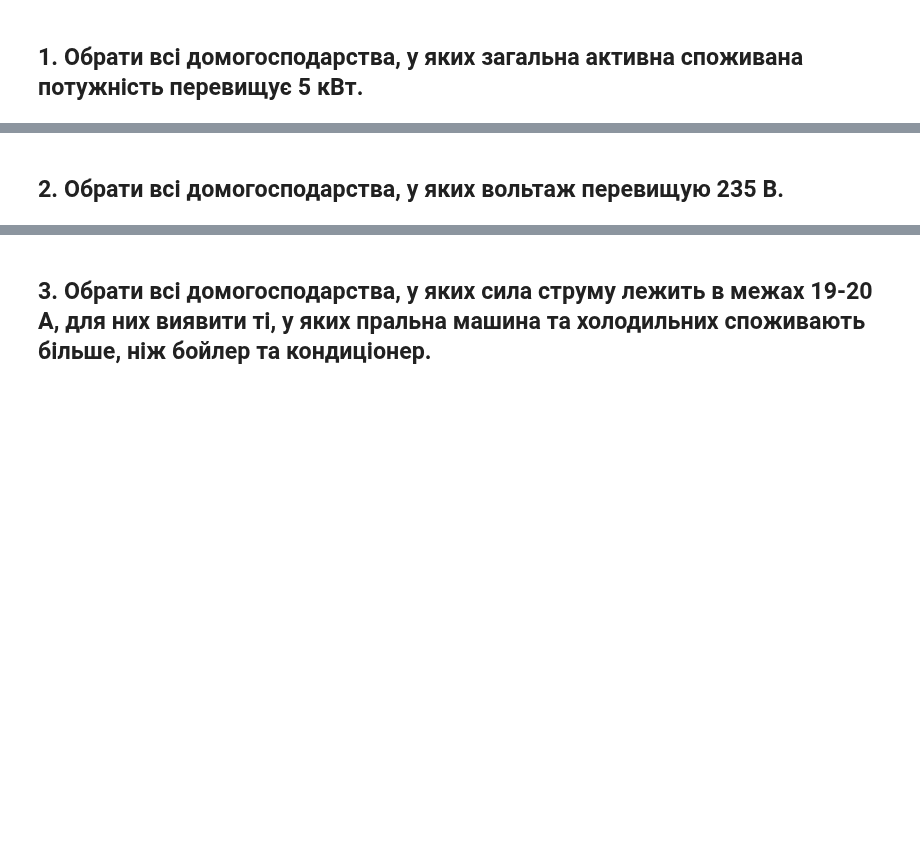
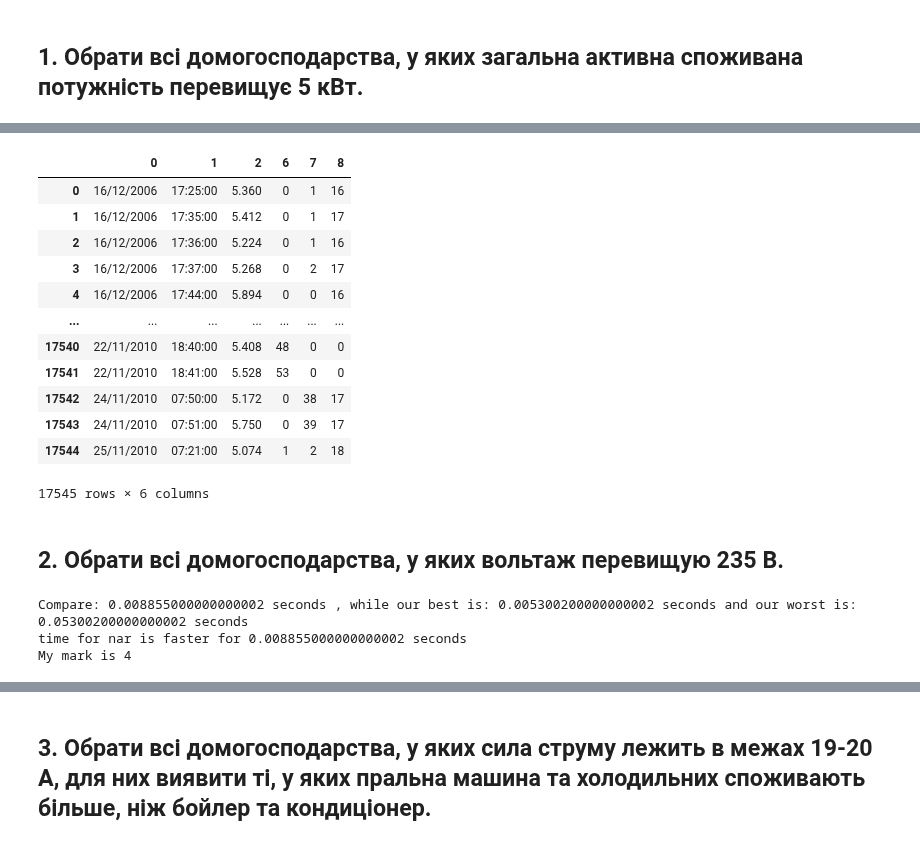
Before and after one commit to KlymentievMaksym/AD-labs, a Jupyter notebook: Lab3/Lab3.ipynb, the cells around one changed output, grey strips where cells are left out. Drawn from its saved outputs; the diff is of its cells as text; code cells hidden in the pictures; blank space fills up the shorter version.

Commit message:
Update Lab3.ipynb
First task full complete?

```diff
--- a/Lab3/Lab3.ipynb
+++ b/Lab3/Lab3.ipynb
@@ -89,10 +134,20 @@ end_time(time)
 # %% [markdown]
 ## 1. Обрати всі домогосподарства, у яких загальна активна споживана потужність перевищує 5 кВт.
 # %%
-start_time = datetime.datetime.now()
+list_for_df_time = []
+list_for_ar_time = []
 
-df_first = df[df["Global_active_power"]>5][["Date", "Time", 'Global_active_power', 'Sub_metering_1', 'Sub_metering_2', 'Sub_metering_3']]
+for _ in range(100):
+    time = start_time()
 
-end_time = datetime.datetime.now()
-execution_time = end_time - start_time
-print(f"{execution_time.total_seconds() * 1000} miliseconds or {execution_time.total_seconds()} seconds")
+    df_first = df[df["Global_active_power"]>5][["Date", "Time", 'Global_active_power', 'Sub_metering_1', 'Sub_metering_2', 'Sub_metering_3']]
+    df_time = end_time(time, True, "df", False)
+    list_for_df_time.append(df_time)
+
+    time = start_time()
+
+    ar_first = ar[ar[..., 2]>5]
+    ar_time = end_time(time, True, "ar", False)
+    list_for_ar_time.append(ar_time)
+
+compare_df_time_and_nar_time(list_for_df_time, list_for_ar_time)
@@ -101,12 +174,43 @@ df_first
+# %%
+pd.DataFrame.from_records(ar_first)[[0, 1, 2, 6, 7, 8]]
+# %% [output]
+|  | 0 | 1 | 2 | 6 | 7 | 8 |
+| 0 | 16/12/2006 | 17:25:00 | 5.360 | 0 | 1 | 16 |
+| 1 | 16/12/2006 | 17:35:00 | 5.412 | 0 | 1 | 17 |
+| 2 | 16/12/2006 | 17:36:00 | 5.224 | 0 | 1 | 16 |
+| 3 | 16/12/2006 | 17:37:00 | 5.268 | 0 | 2 | 17 |
+| 4 | 16/12/2006 | 17:44:00 | 5.894 | 0 | 0 | 16 |
+| ... | ... | ... | ... | ... | ... | ... |
+| 17540 | 22/11/2010 | 18:40:00 | 5.408 | 48 | 0 | 0 |
+| 17541 | 22/11/2010 | 18:41:00 | 5.528 | 53 | 0 | 0 |
+| 17542 | 24/11/2010 | 07:50:00 | 5.172 | 0 | 38 | 17 |
+| 17543 | 24/11/2010 | 07:51:00 | 5.750 | 0 | 39 | 17 |
+| 17544 | 25/11/2010 | 07:21:00 | 5.074 | 1 | 2 | 18 |
+17545 rows × 6 columns
 # %% [markdown]
 ## 2. Обрати всі домогосподарства, у яких вольтаж перевищую 235 В.
 # %%
-start_time = datetime.datetime.now()
+list_for_df_time = []
+list_for_ar_time = []
 
-df_second = df[df["Voltage"]>235][["Date", "Time", 'Voltage', 'Sub_metering_1', 'Sub_metering_2', 'Sub_metering_3']]
+for _ in range(100):
+    time = start_time()
 
-end_time = datetime.datetime.now()
-execution_time = end_time - start_time
-print(f"{execution_time.total_seconds() * 1000} miliseconds or {execution_time.total_seconds()} seconds")
+    df_second = df[df["Voltage"]>235][["Date", "Time", 'Voltage', 'Sub_metering_1', 'Sub_metering_2', 'Sub_metering_3']]
+
+    df_time = end_time(time, True, "ar", False)
+    list_for_df_time.append(df_time)
+
+    time = start_time()
+
+    ar_second = ar[ar[..., 4]>235]
+    ar_time = end_time(time, True, "ar", False)
+    list_for_ar_time.append(ar_time)
+
+compare_df_time_and_nar_time(list_for_df_time, list_for_ar_time)
+# %% [output]
+Compare: 0.008855000000000002 seconds , while our best is: 0.005300200000000002 seconds and our worst is: 0.05300200000000002 seconds
+time for nar is faster for 0.008855000000000002 seconds
+My mark is 4
 # %%
 df_second
```
Also changed, not shown: parts of 21 cells of this notebook.
